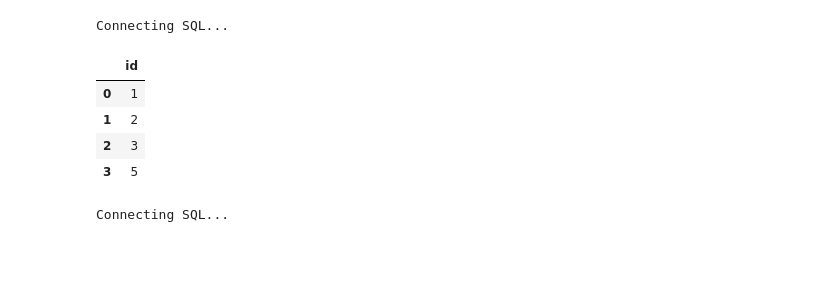
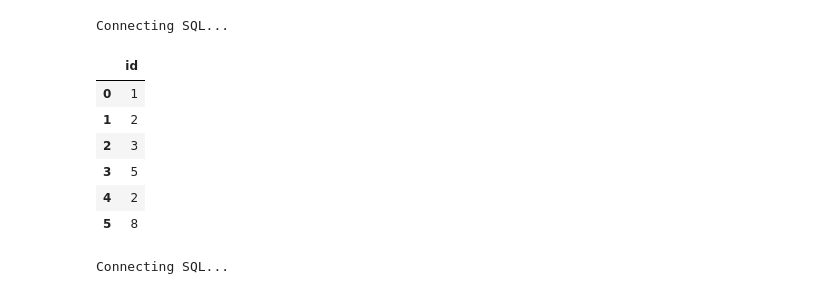
Before and after one commit to bujarkreci/jupyter-project, a Jupyter notebook: callPostgreEx/SQLServerCSVfiles.ipynb, the cells around one changed output. Saved outputs shown, nothing was run; the diff lists cells and outputs as text; code cells hidden in the pictures; blank space fills up the shorter version.

```diff
--- a/callPostgreEx/SQLServerCSVfiles.ipynb
+++ b/callPostgreEx/SQLServerCSVfiles.ipynb
@@ -21,30 +39,32 @@ Connecting SQL...
 # %%
 #Simple UDTT with integers
 from app.db import connectWriteSQL
 import pandas as pd
 from sqlalchemy import bindparam, text, String, Date, Integer
 import numpy as np
 
 con = connectWriteSQL()
 
-table_values = [[5], [3]]  # list of tuples
+table_values = [[8], [2]]  # list of tuples
 
 stmt = text("EXEC [dbo].[testProc123] @tvp = :table_values")
 
 stmt = stmt.bindparams(
                 bindparam('table_values', value=table_values)
             )
 
 res = pd.read_sql_query(stmt, con)
 
 res
 # %% [output]
 Connecting SQL...
 |  | id |
 | 0 | 1 |
 | 1 | 2 |
 | 2 | 3 |
 | 3 | 5 |
+| 4 | 2 |
+| 5 | 8 |
 # %%
 #UDTT parameter in SP with multiple various columns datatypes
 from app.db import connectWriteSQL
```
Also changed, not shown: parts of 1 cell of this notebook, 9 other files.
